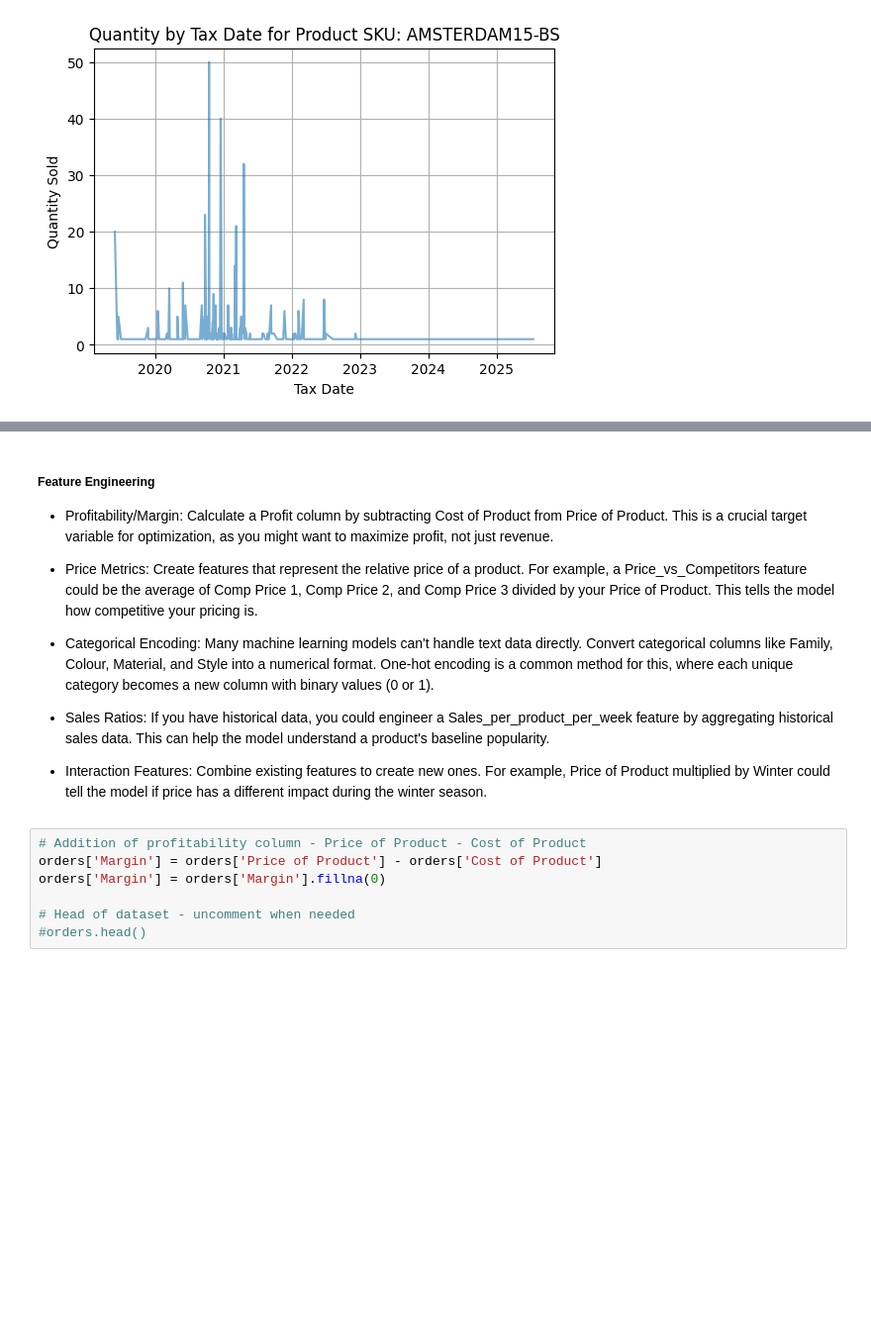
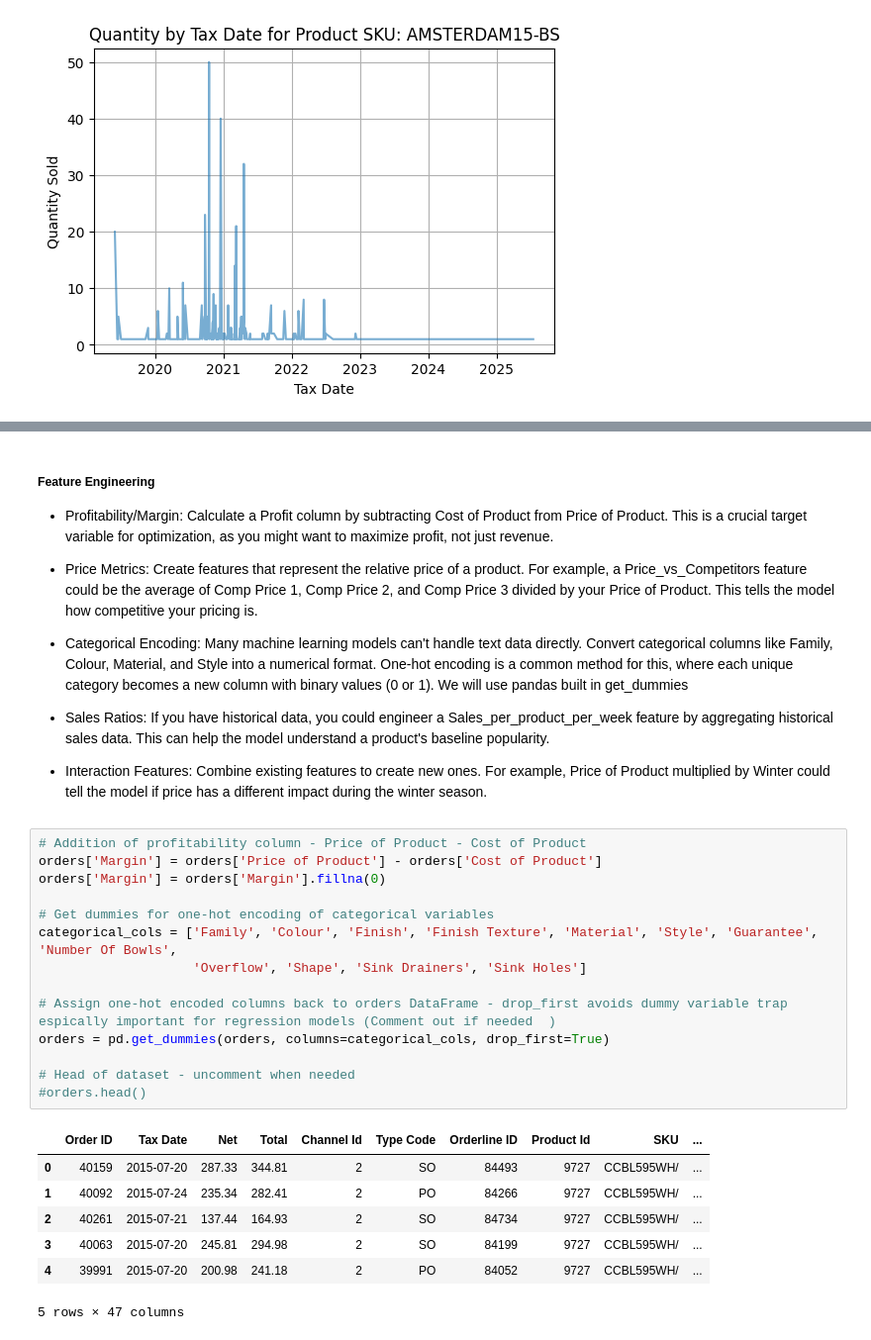
Before and after one commit to DevinFerko/PriceOptimization, a Jupyter notebook: Price_Optimization.ipynb, the cells around one changed output, grey strips where cells are left out. Shown at 99% size. Drawn from its saved outputs; the diff is of its cells as text; blank space fills up the shorter version.

Commit message:
Get dummies Steps

```diff
--- a/Price_Optimization.ipynb
+++ b/Price_Optimization.ipynb
@@ -626,7 +628,7 @@ for attr in attribute_columns:
 
 - Price Metrics: Create features that represent the relative price of a product. For example, a Price_vs_Competitors feature could be the average of Comp Price 1, Comp Price 2, and Comp Price 3 divided by your Price of Product. This tells the model how competitive your pricing is.
 
-- Categorical Encoding: Many machine learning models can't handle text data directly. Convert categorical columns like Family, Colour, Material, and Style into a numerical format. One-hot encoding is a common method for this, where each unique category becomes a new column with binary values (0 or 1).
+- Categorical Encoding: Many machine learning models can't handle text data directly. Convert categorical columns like Family, Colour, Material, and Style into a numerical format. One-hot encoding is a common method for this, where each unique category becomes a new column with binary values (0 or 1). We will use pandas built in get_dummies
 
 - Sales Ratios: If you have historical data, you could engineer a Sales_per_product_per_week feature by aggregating historical sales data. This can help the model understand a product's baseline popularity.
 
@@ -634,7 +636,22 @@ for attr in attribute_columns:
 # %%
 # Addition of profitability column - Price of Product - Cost of Product
 orders['Margin'] = orders['Price of Product'] - orders['Cost of Product']
 orders['Margin'] = orders['Margin'].fillna(0)
 
+# Get dummies for one-hot encoding of categorical variables
+categorical_cols = ['Family', 'Colour', 'Finish', 'Finish Texture', 'Material', 'Style', 'Guarantee', 'Number Of Bowls',
+                    'Overflow', 'Shape', 'Sink Drainers', 'Sink Holes']
+
+# Assign one-hot encoded columns back to orders DataFrame - drop_first avoids dummy variable trap espically important for regression models (Comment out if needed  )
+orders = pd.get_dummies(orders, columns=categorical_cols, drop_first=True)
+
 # Head of dataset - uncomment when needed
 #orders.head()
+# %% [output]
+|  | Order ID | Tax Date | Net | Total | Channel Id | Type Code | Orderline ID | Product Id | SKU | ... |
+| 0 | 40159 | 2015-07-20 | 287.33 | 344.81 | 2 | SO | 84493 | 9727 | CCBL595WH/ | ... |
+| 1 | 40092 | 2015-07-24 | 235.34 | 282.41 | 2 | PO | 84266 | 9727 | CCBL595WH/ | ... |
+| 2 | 40261 | 2015-07-21 | 137.44 | 164.93 | 2 | SO | 84734 | 9727 | CCBL595WH/ | ... |
+| 3 | 40063 | 2015-07-20 | 245.81 | 294.98 | 2 | SO | 84199 | 9727 | CCBL595WH/ | ... |
+| 4 | 39991 | 2015-07-20 | 200.98 | 241.18 | 2 | PO | 84052 | 9727 | CCBL595WH/ | ... |
+5 rows × 47 columns
```
Also changed, not shown: parts of 1 cell of this notebook.
